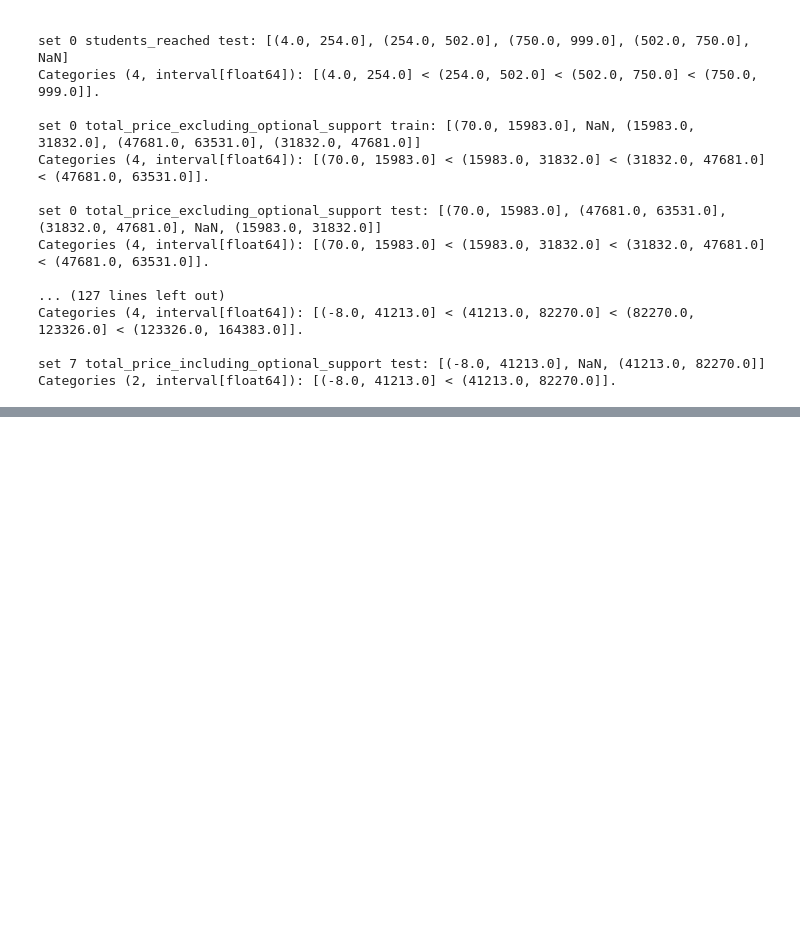
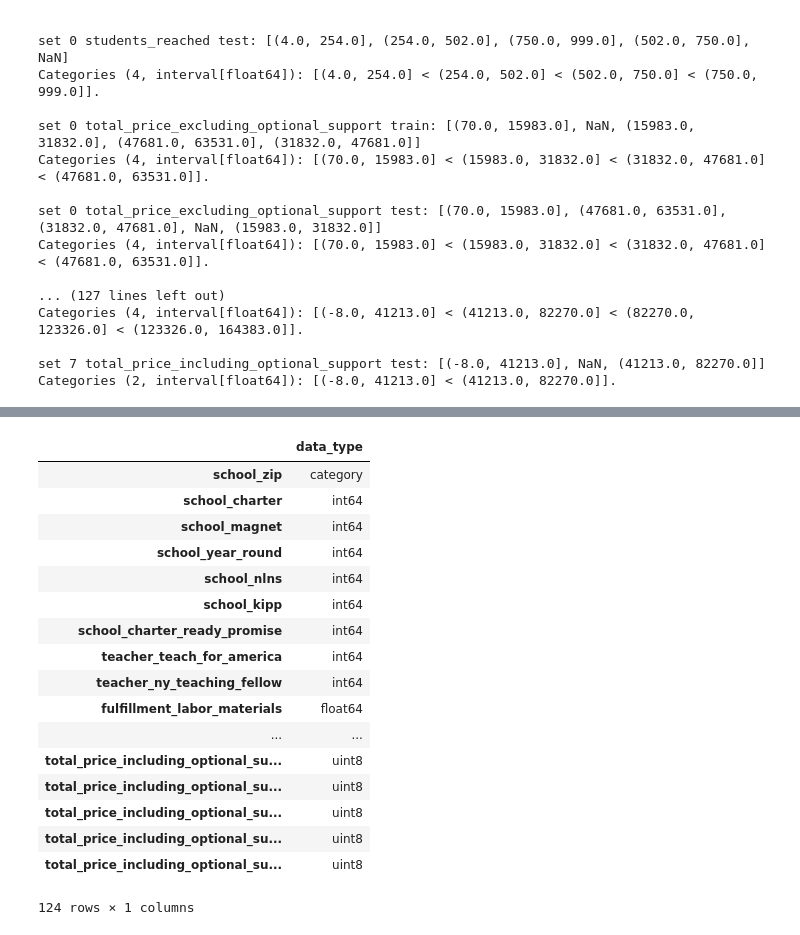
Before and after one commit to anmolchaturvedi/predicting_excitement, a Jupyter notebook: donors_choose.ipynb, the cells around one changed output, grey strips where cells are left out. Cells and saved outputs as stored; diff of their text form; code cells hidden in the pictures; blank space fills up the shorter version.

```diff
--- a/donors_choose.ipynb
+++ b/donors_choose.ipynb
@@ -777 +645,3 @@ def dummies_tt_timeporal()
+# %%
+fg_sets = ml.dummies_tt_timeporal(fg_sets, replace = ['students_reached_bin', 'total_price_excluding_optional_support_bin', 'total_price_including_optional_support_bin'])
 # %%
@@ -800,3 +659,24 @@ fg_sets[0][0].head()
+# %%
+ml.check_col_types(fg_sets[7][0])
+# %% [output]
+|  | data_type |
+| school_zip | category |
+| school_charter | int64 |
+| school_magnet | int64 |
+| school_year_round | int64 |
+| school_nlns | int64 |
+| school_kipp | int64 |
+| school_charter_ready_promise | int64 |
+| teacher_teach_for_america | int64 |
+| teacher_ny_teaching_fellow | int64 |
+| fulfillment_labor_materials | float64 |
+| ... | ... |
+| total_price_including_optional_su... | uint8 |
+| total_price_including_optional_su... | uint8 |
+| total_price_including_optional_su... | uint8 |
+| total_price_including_optional_su... | uint8 |
+| total_price_including_optional_su... | uint8 |
+124 rows × 1 columns
 # %%
 params_test = {
     'RF':{'n_estimators': [1], 'max_depth': [1], 'max_features': ['sqrt'],'min_samples_split': [10], 'n_jobs': [-1]},
```
Also changed, not shown: parts of 22 cells of this notebook, 2 other files.
